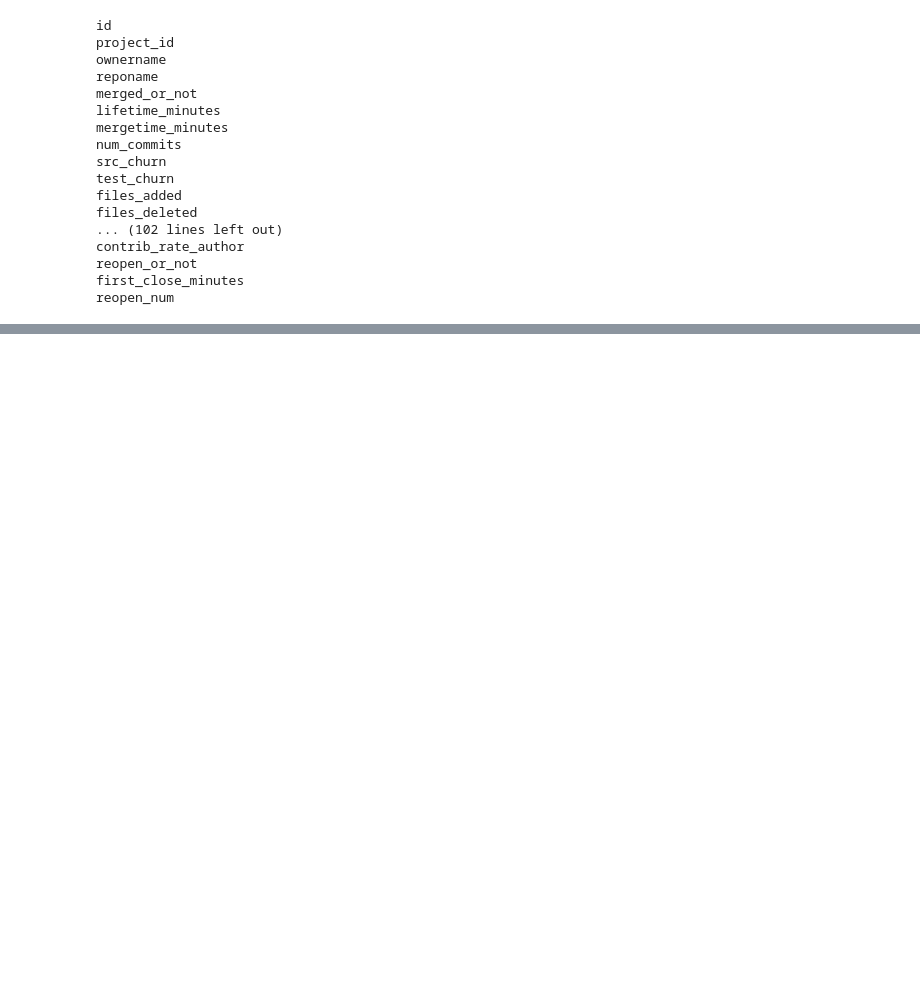
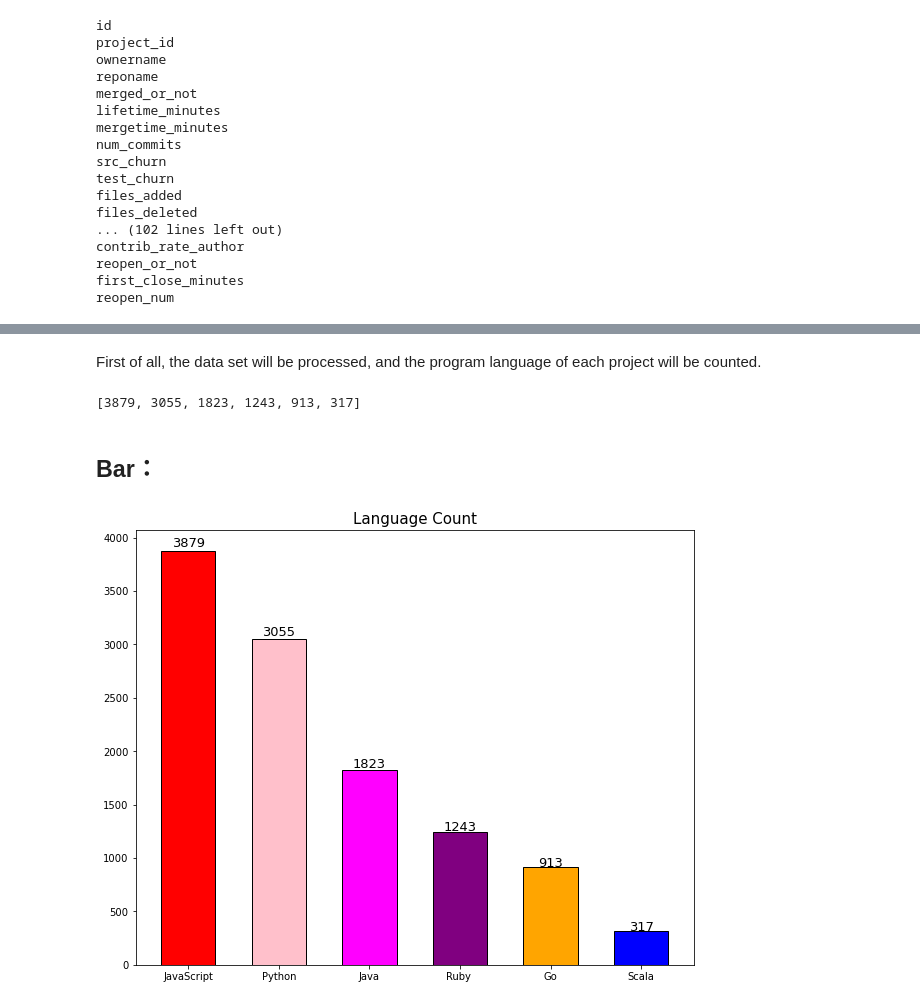
Before and after one commit to vitaminvaf/MSc-Project, a Jupyter notebook: Source code/Data analysis.ipynb, the cells around one changed output, grey strips where cells are left out. Cells and saved outputs as stored; diff of their text form; code cells hidden in the pictures; blank space fills up the shorter version.

```diff
--- a/Source code/Data analysis.ipynb
+++ b/Source code/Data analysis.ipynb
@@ -74,0 +109,37 @@ Project_data[Project_data['project_id']==13708387]
+# %% [markdown]
+First of all, the data set will be processed, and the program language of each project will be counted.
+# %%
+program_language = Project_feature_data[['project_id','language']].drop_duplicates(subset=['project_id'])
+language_num=program_language['language'].value_counts().tolist()
+language = ['JavaScript','Python','Java','Ruby ','Go','Scala']
+print(language_num)
+# %% [output]
+[3879, 3055, 1823, 1243, 913, 317]
+# %% [markdown]
+## Bar：
+# %%
+fig, ax = plt.subplots(figsize=(10, 8))
+colors = ['red','pink','magenta','purple','orange','blue']
+ax.bar(x=language,
+       height=language_num,
+       width=0.6,
+       align="center",
+       color=colors,
+       edgecolor="black",
+       linewidth=1.0
+       )
+ax.set_title("Language Count", fontsize=15)
+xticks = ax.get_xticks()
+for i in range(len(language_num)):
+    xy = (xticks[i], language_num[i]*1.01)
+    s = str(language_num[i])
+    ax.annotate(
+        s=s,
+        xy=xy,
+        fontsize=13,
+        color="black",
+        ha="center",
+        va="baseline"
+    )
+# %% [output]
+[figure, added]
```
Also changed, not shown: parts of 35 cells of this notebook.
